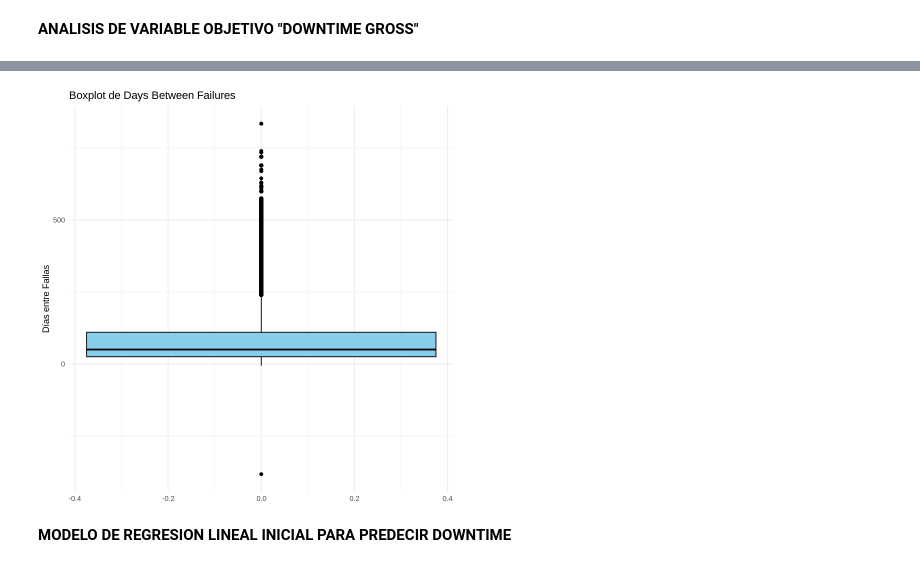
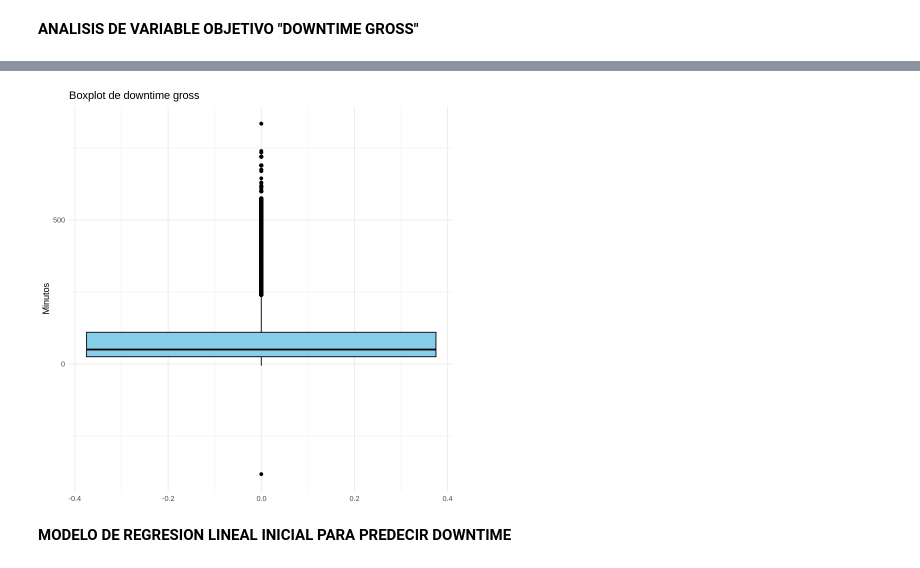
Before and after one commit to cesargar1507/DatasetsUB, a Jupyter notebook: TFM_MOD(Revisado2).ipynb, the cells around one changed output, grey strips where cells are left out. Saved outputs shown, nothing was run; the diff lists cells and outputs as text; code cells hidden in the pictures.

```diff
--- a/TFM_MOD(Revisado2).ipynb
+++ b/TFM_MOD(Revisado2).ipynb
@@ -493,12 +480,12 @@ print(hist_downtimeGross)
 # %%
 # Crear el boxplot de downtime gross
 ggplot(df, aes(y = downtime_gross)) +
   geom_boxplot(fill = 'skyblue', color = 'black') +
-  labs(title = 'Boxplot de Days Between Failures',
-       y = 'Días entre Fallas') +
+  labs(title = 'Boxplot de downtime gross',
+       y = 'Minutos') +
   theme_minimal()
 # %% [output]
-[figure, old version]
+[figure, new version]
 # %% [markdown]
 **MODELO DE REGRESION LINEAL INICIAL PARA PREDECIR DOWNTIME**
 # %%
```
Also changed, not shown: parts of 3 cells of this notebook.
